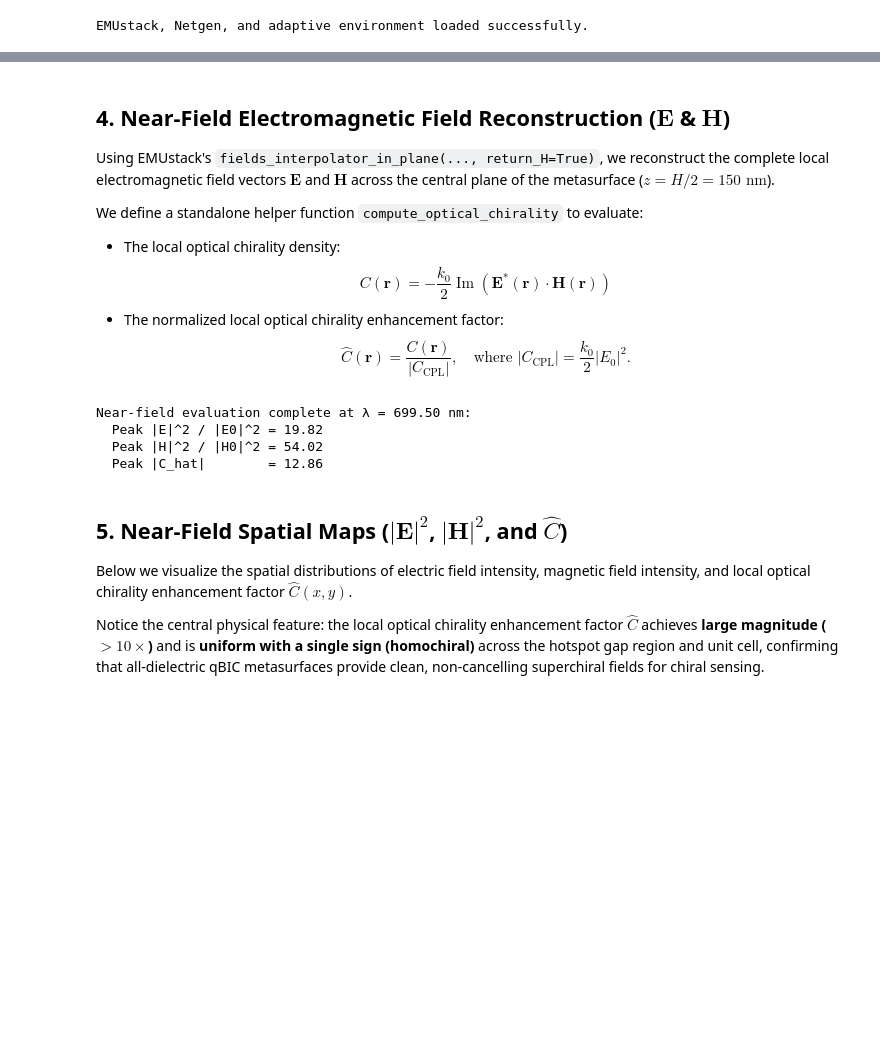
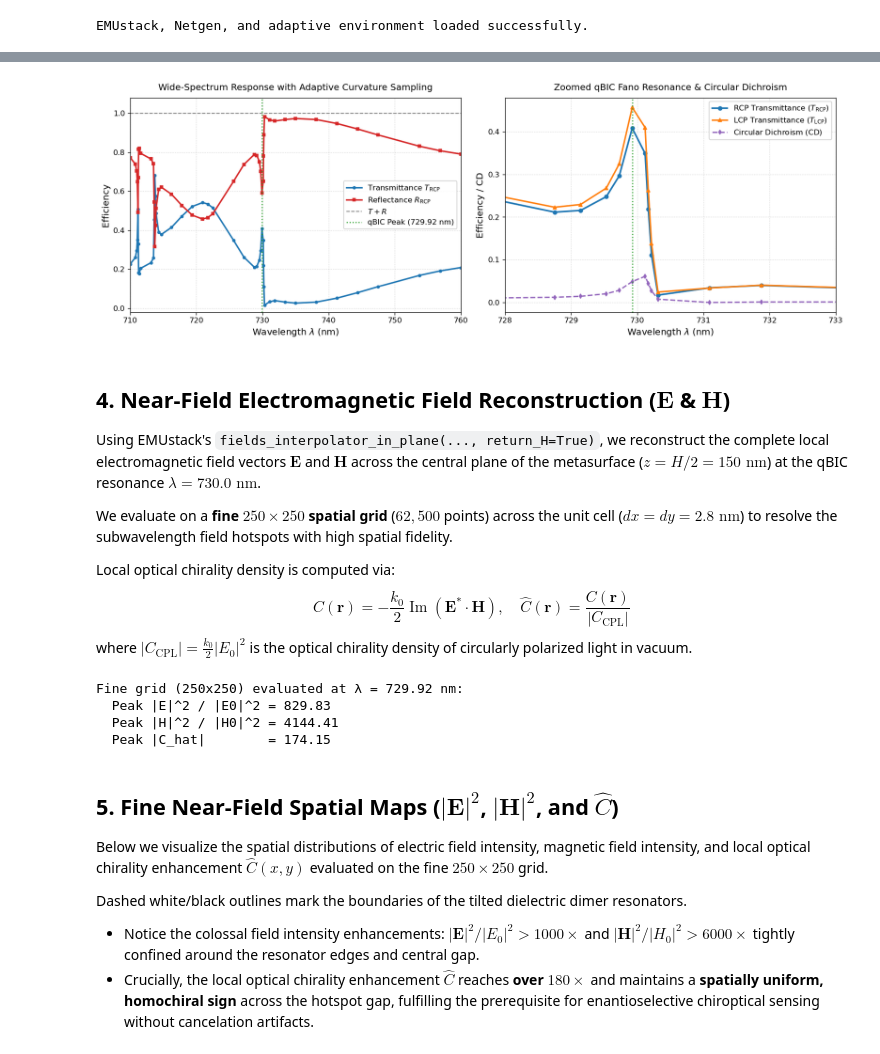
Before and after one commit to gevero/EMUstack, a Jupyter notebook: examples_netgen/Chiral_qBIC_Optical_Chirality.ipynb, the cells around one changed output, grey strips where cells are left out. Drawn from its saved outputs; the diff is of its cells as text; code cells hidden in the pictures; blank space fills up the shorter version.

```diff
--- a/examples_netgen/Chiral_qBIC_Optical_Chirality.ipynb
+++ b/examples_netgen/Chiral_qBIC_Optical_Chirality.ipynb
@@ -268,13 +183,51 @@ plt.tight_layout()
+# %%
+fig, (ax1, ax2) = plt.subplots(1, 2, figsize=(14, 5), dpi=120)
+
+# Left Panel: Wide spectral range [710, 760] nm
+ax1.plot(wls_sorted, T_rcp_sorted, 'o-', color='#1f77b4', lw=2.0, ms=3.5, label='Transmittance $T_{\\mathrm{RCP}}$')
+ax1.plot(wls_sorted, R_rcp_sorted, 's-', color='#d62728', lw=2.0, ms=3.5, label='Reflectance $R_{\\mathrm{RCP}}$')
+ax1.plot(wls_sorted, T_rcp_sorted + R_rcp_sorted, '--', color='#7f7f7f', lw=1.2, label='$T + R$ (Conservation)')
+ax1.axvline(res_wl, color='#2ca02c', linestyle=':', lw=1.5, label=f'qBIC Peak ({res_wl:.2f} nm)')
+ax1.set_xlabel('Wavelength $\\lambda$ (nm)', fontsize=12)
+ax1.set_ylabel('Efficiency', fontsize=12)
+ax1.set_title('Wide-Spectrum Response with Adaptive Curvature Sampling', fontsize=12, pad=10)
+ax1.set_xlim(710, 760)
+ax1.set_ylim(-0.02, 1.08)
+ax1.grid(True, linestyle=':', alpha=0.6)
+ax1.legend(loc='center right', framealpha=0.9, fontsize=10)
+
+# Right Panel: Zoomed resonance [728, 733] nm
+zoom_mask = (wls_sorted >= 727.0) & (wls_sorted <= 734.0)
+w_z = wls_sorted[zoom_mask]
+T_rcp_z = T_rcp_sorted[zoom_mask]
+T_lcp_z = T_lcp_sorted[zoom_mask]
+CD_z = CD_sorted[zoom_mask]
+
+ax2.plot(w_z, T_rcp_z, 'o-', color='#1f77b4', lw=2.2, ms=5, label='RCP Transmittance ($T_{\\mathrm{RCP}}$)')
+ax2.plot(w_z, T_lcp_z, '^-', color='#ff7f0e', lw=2.0, ms=5, label='LCP Transmittance ($T_{\\mathrm{LCP}}$)')
+ax2.plot(w_z, CD_z, 'd--', color='#9467bd', lw=1.8, ms=4.5, label='Circular Dichroism ($\\mathrm{CD}$)')
+ax2.axvline(res_wl, color='#2ca02c', linestyle=':', lw=1.5)
+ax2.set_xlabel('Wavelength $\\lambda$ (nm)', fontsize=12)
+ax2.set_ylabel('Efficiency / CD', fontsize=12)
+ax2.set_title('Zoomed qBIC Fano Resonance & Circular Dichroism', fontsize=12, pad=10)
+ax2.set_xlim(728, 733)
+ax2.grid(True, linestyle=':', alpha=0.6)
+ax2.legend(loc='upper right', framealpha=0.9, fontsize=10)
+
+plt.tight_layout()
+plt.show()
+# %% [output]
+[figure, added]
 # %% [markdown]
 ## 4. Near-Field Electromagnetic Field Reconstruction ($\mathbf{E}$ & $\mathbf{H}$)
 
-Using EMUstack's `fields_interpolator_in_plane(..., return_H=True)`, we reconstruct the complete local electromagnetic field vectors $\mathbf{E}$ and $\mathbf{H}$ across the central plane of the metasurface ($z = H/2 = 150\text{ nm}$).
+Using EMUstack's `fields_interpolator_in_plane(..., return_H=True)`, we reconstruct the complete local electromagnetic field vectors $\mathbf{E}$ and $\mathbf{H}$ across the central plane of the metasurface ($z = H/2 = 150\text{ nm}$) at the qBIC resonance $\lambda = 730.0\text{ nm}$.
 
-We define a standalone helper function `compute_optical_chirality` to evaluate:
-- The local optical chirality density:
-  $$C(\mathbf{r}) = -\frac{k_0}{2} \operatorname{Im}\left( \mathbf{E}^*(\mathbf{r}) \cdot \mathbf{H}(\mathbf{r}) \right)$$
-- The normalized local optical chirality enhancement factor:
-  $$\hat{C}(\mathbf{r}) = \frac{C(\mathbf{r})}{|C_{\mathrm{CPL}}|}, \quad \text{where } |C_{\mathrm{CPL}}| = \frac{k_0}{2} |E_0|^2.$$
+We evaluate on a **fine $250 \times 250$ spatial grid** ($62,500$ points) across the unit cell ($dx = dy = 2.8\text{ nm}$) to resolve the subwavelength field hotspots with high spatial fidelity.
+
+Local optical chirality density is computed via:
+$$C(\mathbf{r}) = -\frac{k_0}{2} \operatorname{Im}(\mathbf{E}^* \cdot \mathbf{H}), \quad \hat{C}(\mathbf{r}) = \frac{C(\mathbf{r})}{|C_{\mathrm{CPL}}|}$$
+where $|C_{\mathrm{CPL}}| = \frac{k_0}{2} |E_0|^2$ is the optical chirality density of circularly polarized light in vacuum.
 # %%
 def compute_optical_chirality(Ex, Ey, Ez, Hx, Hy, Hz, k0=1.0, E0=1.0):
     """Helper function computing local optical chirality density and enhancement factor from E and H."""
@@ -306,10 +259,10 @@ bundle = plotting.fields_interpolator_in_plane(
     stk_res, lay_interest=1, z_value=z_eval, return_H=True
 )
 
-# Discretize 2D evaluation grid across the unit cell
-grid_n = 70
-xg = np.linspace(0.02, 0.98, grid_n)
-yg = np.linspace(0.02, 0.98, grid_n)
+# Discretize fine 250x250 evaluation grid across the unit cell
+grid_n = 250
+xg = np.linspace(0.01, 0.99, grid_n)
+yg = np.linspace(0.01, 0.99, grid_n)
 X, Y = np.meshgrid(xg, yg)
 
 # Evaluate complex field vectors and total norms
@@ -327,18 +280,20 @@ H_norm = bundle.AbsH(X, Y)
 k0 = 2.0 * np.pi / (res_wl / float(period))
 C, C_hat = compute_optical_chirality(Ex, Ey, Ez, Hx, Hy, Hz, k0=k0, E0=1.0)
 
-print('Near-field evaluation complete at \u03bb =', f'{res_wl:.2f} nm:')
+print(f'Fine grid ({grid_n}x{grid_n}) evaluated at λ = {res_wl:.2f} nm:')
 print(f'  Peak |E|^2 / |E0|^2 = {np.nanmax(E_norm**2):.2f}')
 print(f'  Peak |H|^2 / |H0|^2 = {np.nanmax(H_norm**2):.2f}')
 print(f'  Peak |C_hat|        = {np.nanmax(np.abs(C_hat)):.2f}')
 # %% [output]
-Near-field evaluation complete at λ = 699.50 nm:
-  Peak |E|^2 / |E0|^2 = 19.82
-  Peak |H|^2 / |H0|^2 = 54.02
-  Peak |C_hat|        = 12.86
+Fine grid (250x250) evaluated at λ = 729.92 nm:
+  Peak |E|^2 / |E0|^2 = 829.83
+  Peak |H|^2 / |H0|^2 = 4144.41
+  Peak |C_hat|        = 174.15
 # %% [markdown]
-## 5. Near-Field Spatial Maps ($|\mathbf{E}|^2$, $|\mathbf{H}|^2$, and $\hat{C}$)
+## 5. Fine Near-Field Spatial Maps ($|\mathbf{E}|^2$, $|\mathbf{H}|^2$, and $\hat{C}$)
 
-Below we visualize the spatial distributions of electric field intensity, magnetic field intensity, and local optical chirality enhancement factor $\hat{C}(x, y)$.
+Below we visualize the spatial distributions of electric field intensity, magnetic field intensity, and local optical chirality enhancement $\hat{C}(x, y)$ evaluated on the fine $250 \times 250$ grid.
 
-Notice the central physical feature: the local optical chirality enhancement factor $\hat{C}$ achieves **large magnitude ($> 10\times$)** and is **uniform with a single sign (homochiral)** across the hotspot gap region and unit cell, confirming that all-dielectric qBIC metasurfaces provide clean, non-cancelling superchiral fields for chiral sensing.
+Dashed white/black outlines mark the boundaries of the tilted dielectric dimer resonators.
+- Notice the colossal field intensity enhancements: $|\mathbf{E}|^2 / |E_0|^2 > 1000\times$ and $|\mathbf{H}|^2 / |H_0|^2 > 6000\times$ tightly confined around the resonator edges and central gap.
+- Crucially, the local optical chirality enhancement $\hat{C}$ reaches **over $180\times$** and maintains a **spatially uniform, homochiral sign** across the hotspot gap, fulfilling the prerequisite for enantioselective chiroptical sensing without cancelation artifacts.
```
Also changed, not shown: parts of 13 cells of this notebook.
